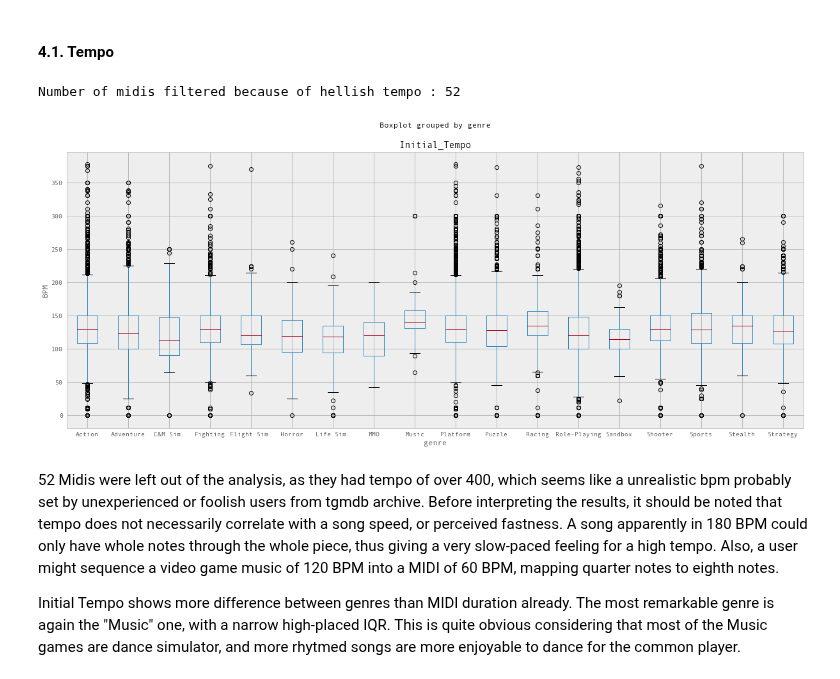
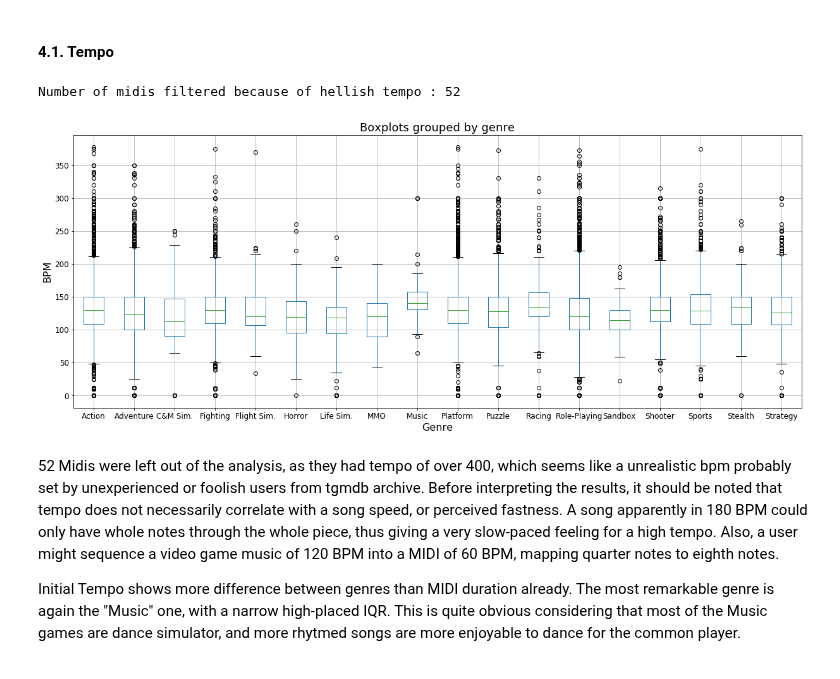
Before and after one commit to cedricviaccoz/musicology, a Jupyter notebook: dataset/JSymbolic Feat. Analysis & Discussion.ipynb, the cells around one changed output. Saved outputs shown, nothing was run; the diff lists cells and outputs as text; code cells hidden in the pictures.

```diff
--- a/dataset/JSymbolic Feat. Analysis & Discussion.ipynb
+++ b/dataset/JSymbolic Feat. Analysis & Discussion.ipynb
@@ -28,11 +13,14 @@ df.set_index('file_name', inplace=True)
 # %%
-num_games = len(df.groupby(['tgdb_platform', 'tgdb_gametitle']))
+df_genres = pd.read_csv('midi_dataframe_genres_flattened.csv', parse_dates=[11], index_col='file_name')
+
+num_games = len(df_genres.groupby(['tgdb_platform', 'tgdb_gametitle']))
 print('There is %d midi files, from %d games, with %d midis matched with tgdb'
-      %(len(df),
+      %(len(df_genres.groupby('file_name')),
         num_games,
-        (df.tgdb_gametitle.notnull().sum())))
+        (df_genres.tgdb_gametitle.notnull().sum())))
+
 df_features = pd.read_csv('features.csv').set_index('file_name')
 print("There is %d midi files with computed features"%(len(df_features)))
 
-print("After removing not valid midi files, we have %d files"%(len(df.join(df_features, how='inner'))))
+print("After removing not valid midi files, we have %d files"%(len(df_genres.join(df_features, how='inner').groupby('file_name'))))
 # %% [output]
@@ -40,10 +28,7 @@ There is 22179 midi files, from 3243 games, with 22179 midis matched with tgdb
 There is 31483 midi files with computed features
 After removing not valid midi files, we have 22005 files
-# %%
-df_genres = df.tgdb_genres.map(literal_eval, 'ignore').apply(pd.Series).stack().reset_index(level=1, drop=True).reset_index().set_index('file_name')
-df_genres.columns = ['genre']
 # %%
-df_pred = df_genres.join(df_features, how='inner')
+df_pred = df_genres[['genre']].join(df_features, how='inner')
 # For more easy displaying of the genre title on the graph
 df_pred['genre'] = df_pred['genre'].apply(lambda x : x.replace("Simulator", "Sim.").replace("Simulation", "Sim.").\
              replace("Construction and Management", "C&M"))
@@ -196,16 +201,18 @@ As showed by the black line on the bars, there is a pretty huge variance for all
 # %%
 #Initial tests showed that a group of songs scored an initial tempo above of 400.
 midi_filtered = len(df_pred[df_pred['Initial_Tempo'] >= 400])
 df_pred_tempo_filt = df_pred[df_pred['Initial_Tempo'] < 400]
 fig, ax = plt.subplots(figsize=(20,8))
+df_pred_tempo_filt.boxplot(column='Initial_Tempo', by='genre', ax=ax, fontsize=12)
+ax.set_ylabel('BPM', size=16)
+ax.set_xlabel('Genre', size=16)
+ax.set_title("Boxplots grouped by genre", size=18)
 plt.suptitle('')
-df_pred_tempo_filt.boxplot(column='Initial_Tempo', by='genre', ax=ax)
-ax.set_ylabel('BPM')
 print("Number of midis filtered because of hellish tempo : "+ str(midi_filtered))
 plt.show()
 # %% [output]
 Number of midis filtered because of hellish tempo : 52
-[figure, old version]
+[figure, new version]
 # %% [markdown]
 52 Midis were left out of the analysis, as they had tempo of over 400, which seems like a unrealistic bpm probably set by unexperienced or foolish users from tgmdb archive.
 Before interpreting the results, it should be noted that tempo does not necessarily correlate with a song speed, or perceived fastness. A song apparently in 180 BPM could only have whole notes through the whole piece, thus giving a very slow-paced feeling for a high tempo. Also, a user might sequence a video game music of 120 BPM into a MIDI of 60 BPM, mapping quarter notes to eighth notes.
```
Also changed, not shown: parts of 21 cells of this notebook, 1 other file.
